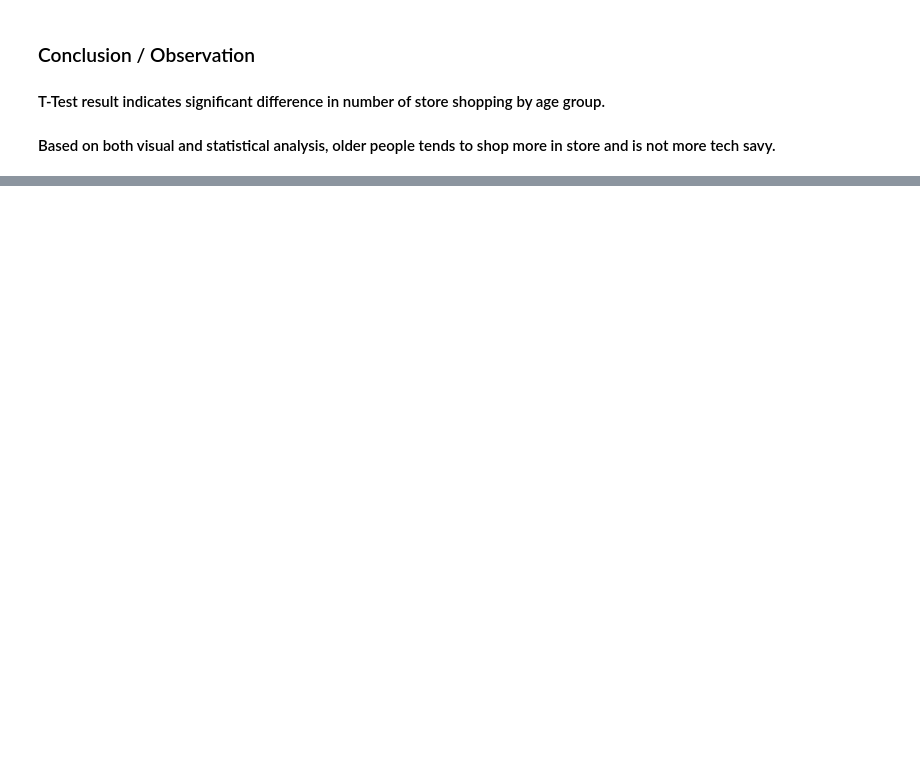
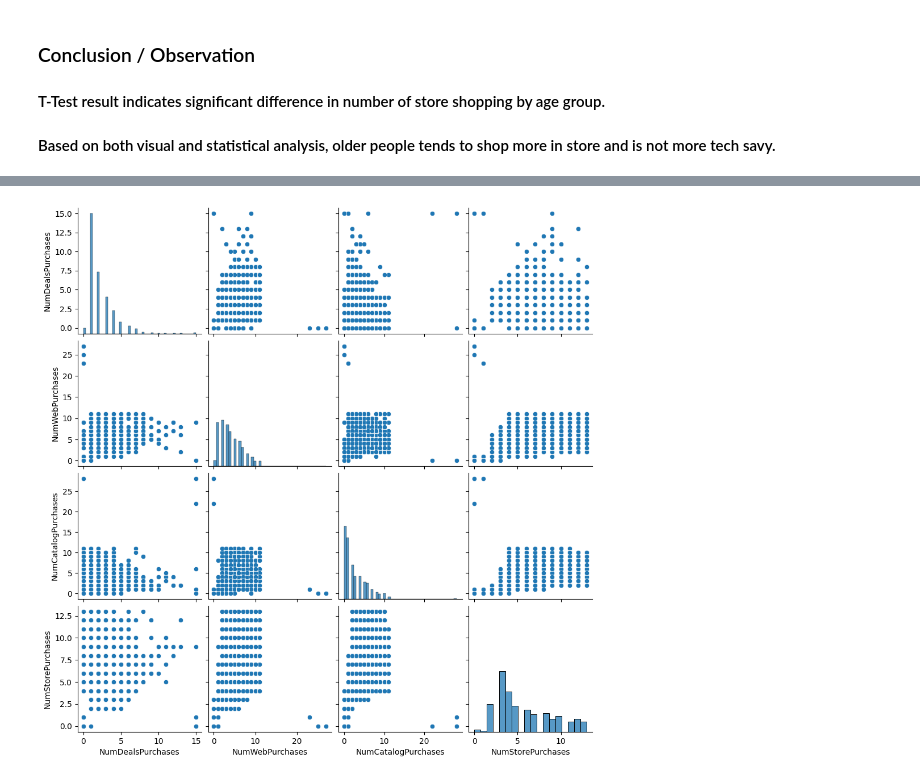
Before and after one commit to lalraviranjan/iitg_genAiMl, a Jupyter notebook: Applied-data-science-with-python/Marketing-Compaign/marketing-compaign-eda-feature-engineering.ipynb, the cells around one changed output, grey strips where cells are left out. Cells and saved outputs as stored; diff of their text form; code cells hidden in the pictures; blank space fills up the shorter version.

```diff
--- a/Applied-data-science-with-python/Marketing-Compaign/marketing-compaign-eda-feature-engineering.ipynb
+++ b/Applied-data-science-with-python/Marketing-Compaign/marketing-compaign-eda-feature-engineering.ipynb
@@ -544,0 +618,6 @@ Rejecting Null Hypothesis : There is significant difference in number of store s
+# %%
+# Visualization: "Pair plot for all the distribution channel"
+sns.pairplot(df[['NumDealsPurchases', 'NumWebPurchases', 'NumCatalogPurchases', 'NumStorePurchases']])
+plt.show()
+# %% [output]
+[figure, added]
```
Also changed, not shown: parts of 40 cells of this notebook, 2 other files.
